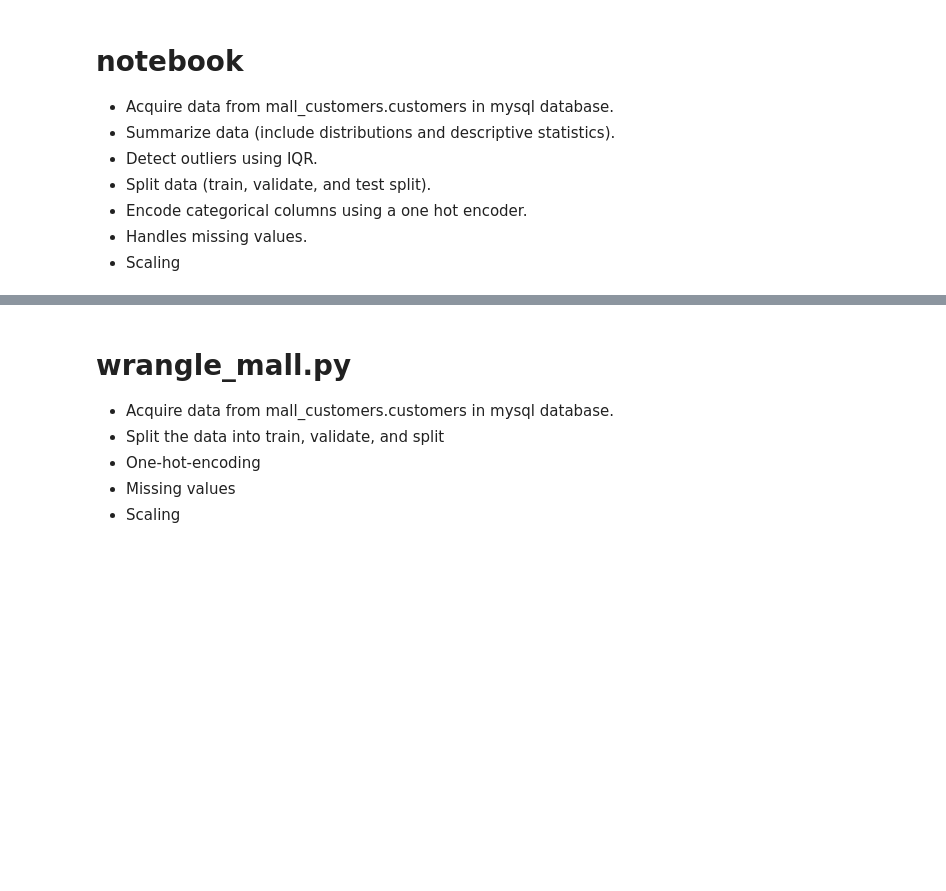
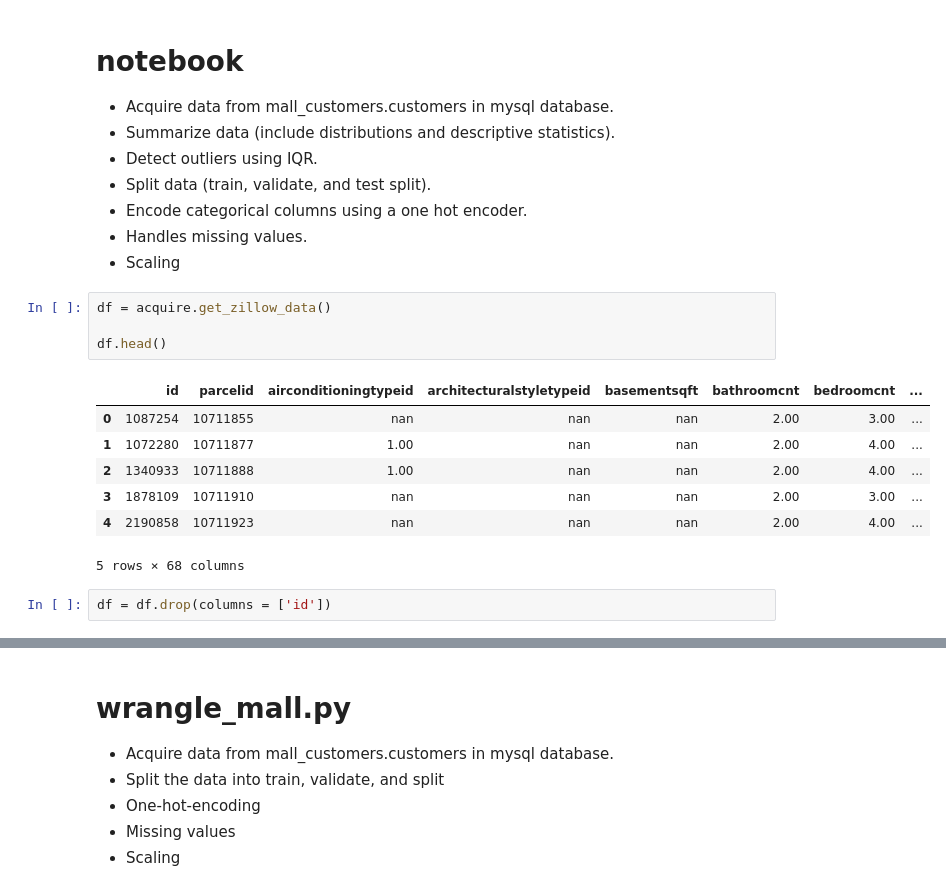
Before and after one commit to ljackson707/clustering-exercises, a Jupyter notebook: clustering_exercises.ipynb, the cells around one changed output, grey strips where cells are left out. Cells and saved outputs as stored; diff of their text form; blank space fills up the shorter version.

```diff
--- a/clustering_exercises.ipynb
+++ b/clustering_exercises.ipynb
@@ -151,3 +151,17 @@ memory usage: 18.7+ MB
 - Encode categorical columns using a one hot encoder.
 - Handles missing values.
 - Scaling
+# %%
+df = acquire.get_zillow_data()
+
+df.head()
+# %% [output]
+|  | id | parcelid | airconditioningtypeid | architecturalstyletypeid | basementsqft | bathroomcnt | bedroomcnt | ... |
+| 0 | 1087254 | 10711855 | nan | nan | nan | 2.00 | 3.00 | ... |
+| 1 | 1072280 | 10711877 | 1.00 | nan | nan | 2.00 | 4.00 | ... |
+| 2 | 1340933 | 10711888 | 1.00 | nan | nan | 2.00 | 4.00 | ... |
+| 3 | 1878109 | 10711910 | nan | nan | nan | 2.00 | 3.00 | ... |
+| 4 | 2190858 | 10711923 | nan | nan | nan | 2.00 | 4.00 | ... |
+5 rows × 68 columns
+# %%
+df = df.drop(columns = ['id'])
```
Also changed, not shown: parts of 13 cells of this notebook.
